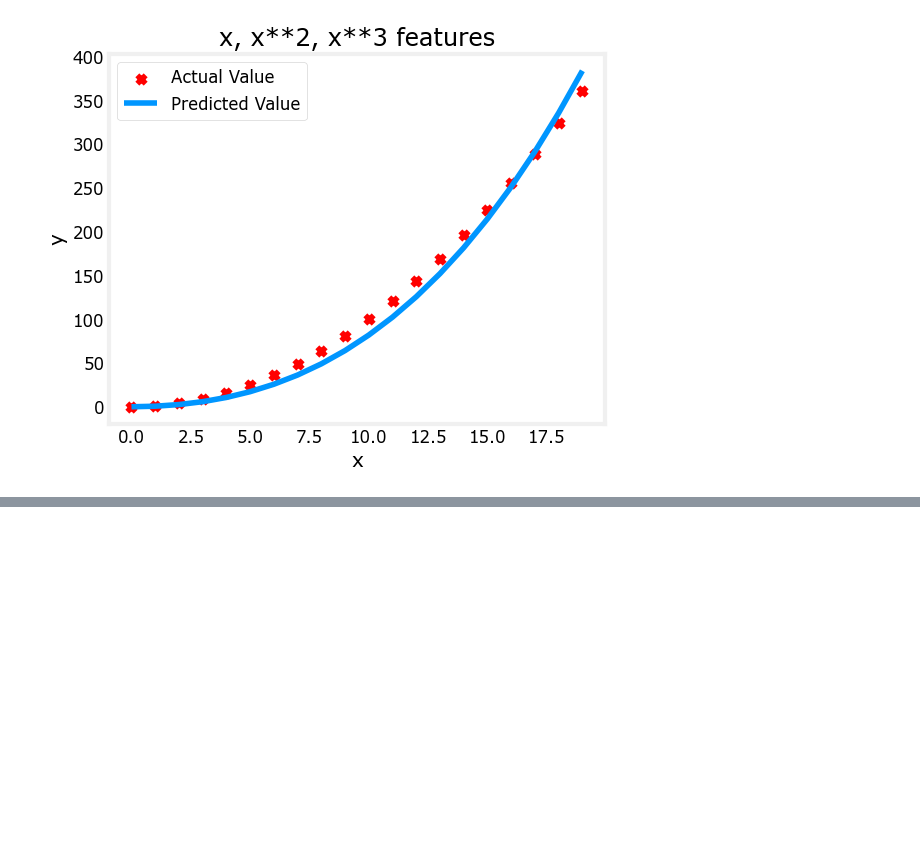
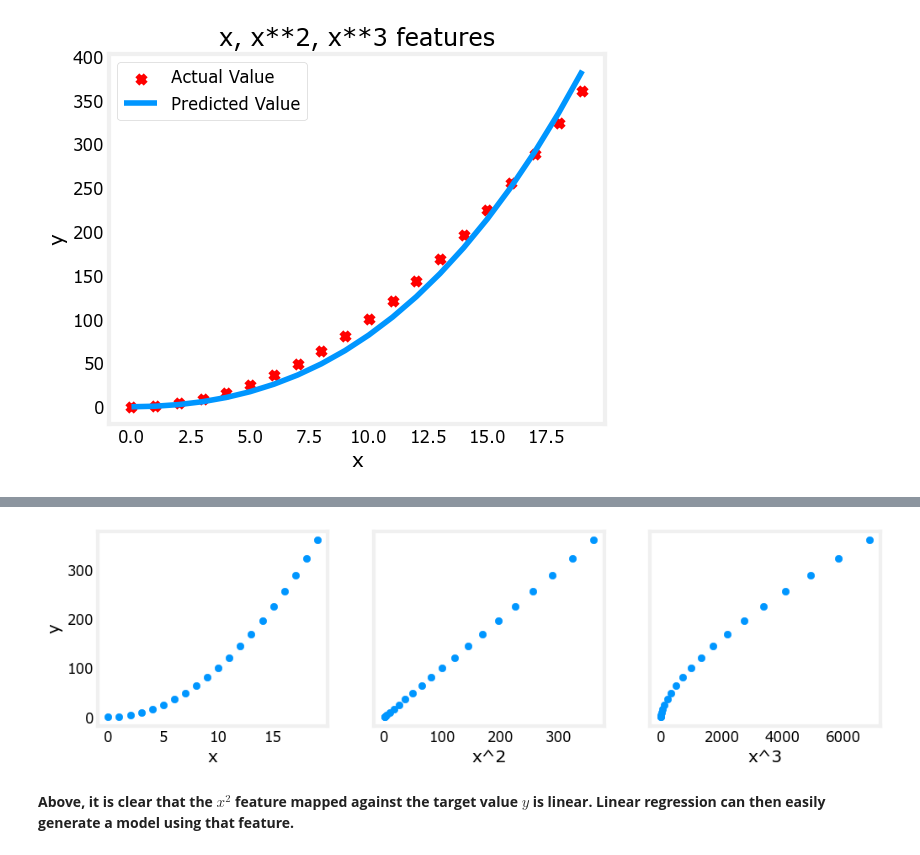
Before and after one commit to aaditya29/Machine-Learning-Tutorial, a Jupyter notebook: 1. Machine Learning Specialisation/1.1 Supervised Machine Learning: Regression and Classification/Week 2/Jupyter Labs/Lab 4/Lab4.ipynb, the cells around one changed output, grey strips where cells are left out. Saved outputs shown, nothing was run; the diff lists cells and outputs as text; code cells hidden in the pictures; blank space fills up the shorter version.

Commit message:
alternative engineering features added

```diff
--- a/1. Machine Learning Specialisation/1.1 Supervised Machine Learning: Regression and Classification/Week 2/Jupyter Labs/Lab 4/Lab4.ipynb
+++ b/1. Machine Learning Specialisation/1.1 Supervised Machine Learning: Regression and Classification/Week 2/Jupyter Labs/Lab 4/Lab4.ipynb
@@ -122,0 +126,19 @@ Now we review this idea:
+# %%
+#creating target data
+x = np.arange(0, 20, 1)
+y = x**2
+
+#engineering features
+X = np.c_[x, x**2, x**3]#added engineered feature
+X_features = ['x', 'x^2','x^3']
+# %%
+fig, ax = plt.subplots(1, 3, figsize=(12, 3), sharey=True)
+for i in range(len(ax)):
+    ax[i].scatter(X[:, i], y)
+    ax[i].set_xlabel(X_features[i])
+ax[0].set_ylabel("y")
+plt.show()
+# %% [output]
+[figure, added]
+# %% [markdown]
+**Above, it is clear that the $x^2$ feature mapped against the target value $y$ is linear. Linear regression can then easily generate a model using that feature.**
```
Also changed, not shown: parts of 2 cells of this notebook.
